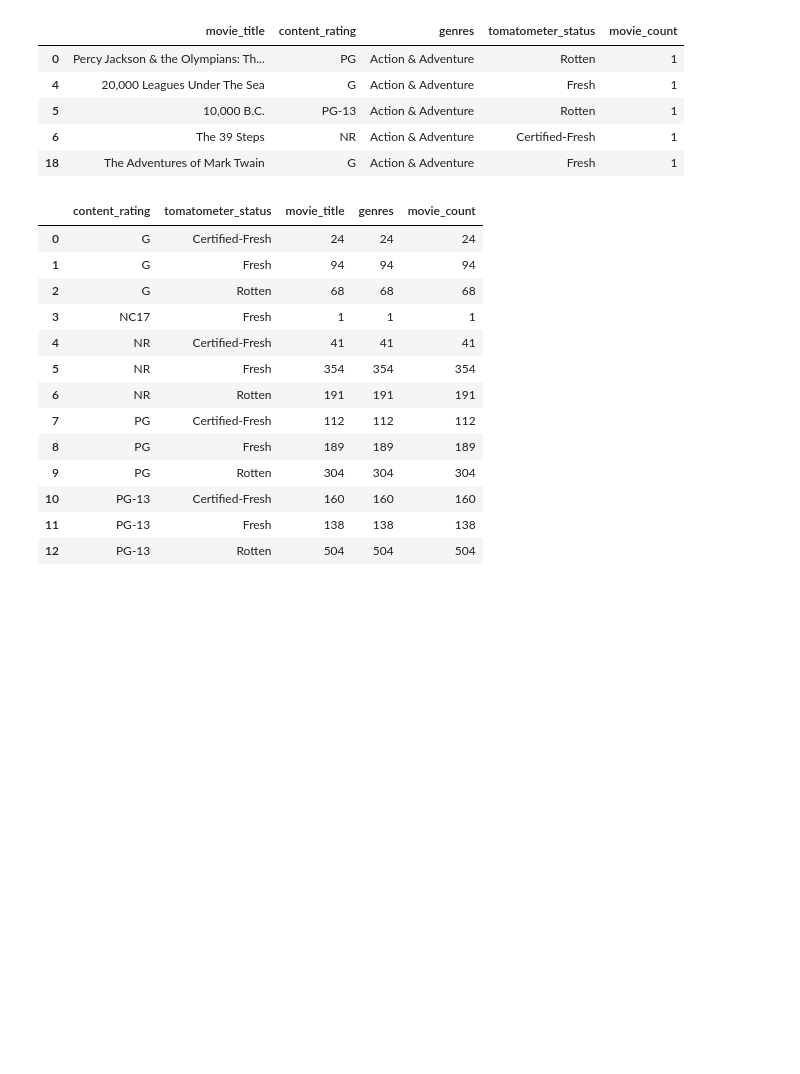
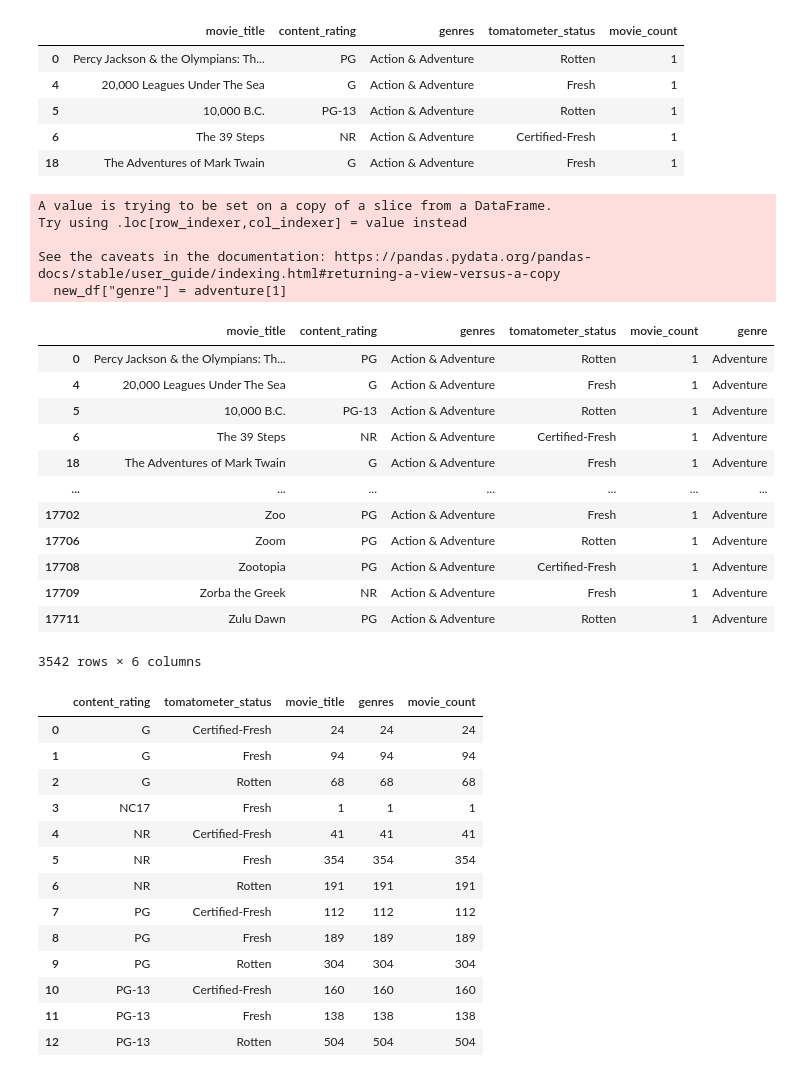
Before and after one commit to eaiturbe/microsoft_movie_analysis, a Jupyter notebook: rotten_tomatoes_movies.csv.ipynb, the cells around one changed output. Drawn from its saved outputs; the diff is of its cells as text; code cells hidden in the pictures; blank space fills up the shorter version.

Commit message:
josh switch of genres

```diff
--- a/rotten_tomatoes_movies.csv.ipynb
+++ b/rotten_tomatoes_movies.csv.ipynb
@@ -235,6 +199,32 @@ new_df.head()
 | 5 | 10,000 B.C. | PG-13 | Action & Adventure | Rotten | 1 |
 | 6 | The 39 Steps | NR | Action & Adventure | Certified-Fresh | 1 |
 | 18 | The Adventures of Mark Twain | G | Action & Adventure | Fresh | 1 |
+# %%
+adventure = new_df['genres'].str.split('&', n=1, expand=True)
+# %%
+new_df["genre"] = adventure[1]
+# %% [output]
+A value is trying to be set on a copy of a slice from a DataFrame.
+Try using .loc[row_indexer,col_indexer] = value instead
+
+See the caveats in the documentation: https://pandas.pydata.org/pandas-docs/stable/user_guide/indexing.html#returning-a-view-versus-a-copy
+  new_df["genre"] = adventure[1]
+# %%
+new_df
+# %% [output]
+|  | movie_title | content_rating | genres | tomatometer_status | movie_count | genre |
+| 0 | Percy Jackson & the Olympians: Th... | PG | Action & Adventure | Rotten | 1 | Adventure |
+| 4 | 20,000 Leagues Under The Sea | G | Action & Adventure | Fresh | 1 | Adventure |
+| 5 | 10,000 B.C. | PG-13 | Action & Adventure | Rotten | 1 | Adventure |
+| 6 | The 39 Steps | NR | Action & Adventure | Certified-Fresh | 1 | Adventure |
+| 18 | The Adventures of Mark Twain | G | Action & Adventure | Fresh | 1 | Adventure |
+| ... | ... | ... | ... | ... | ... | ... |
+| 17702 | Zoo | PG | Action & Adventure | Fresh | 1 | Adventure |
+| 17706 | Zoom | PG | Action & Adventure | Rotten | 1 | Adventure |
+| 17708 | Zootopia | PG | Action & Adventure | Certified-Fresh | 1 | Adventure |
+| 17709 | Zorba the Greek | NR | Action & Adventure | Fresh | 1 | Adventure |
+| 17711 | Zulu Dawn | PG | Action & Adventure | Rotten | 1 | Adventure |
+3542 rows × 6 columns
 # %%
 #content_rating compare to tomatometer
 import matplotlib.pyplot as plt
```
Also changed, not shown: parts of 5 cells of this notebook.
